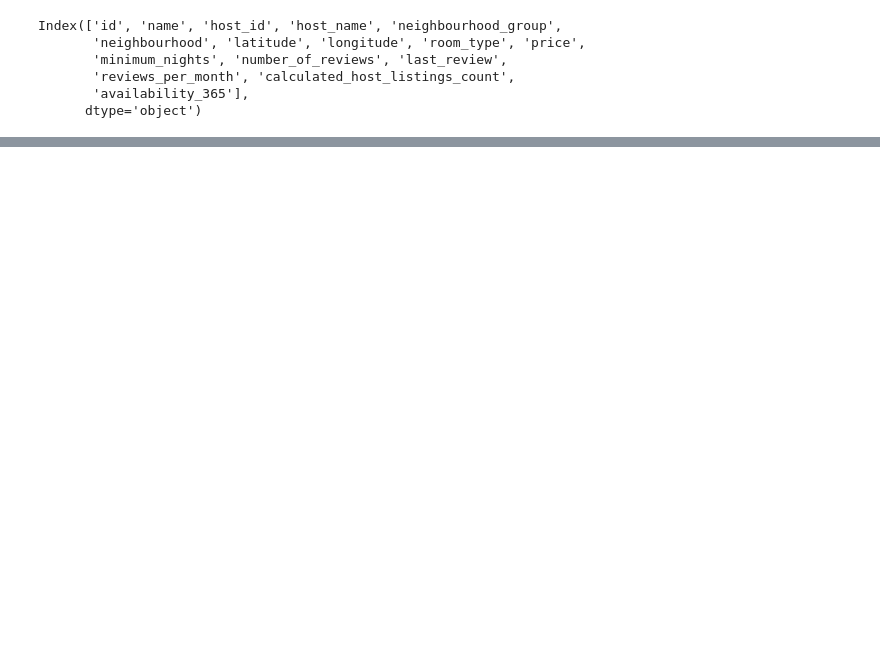
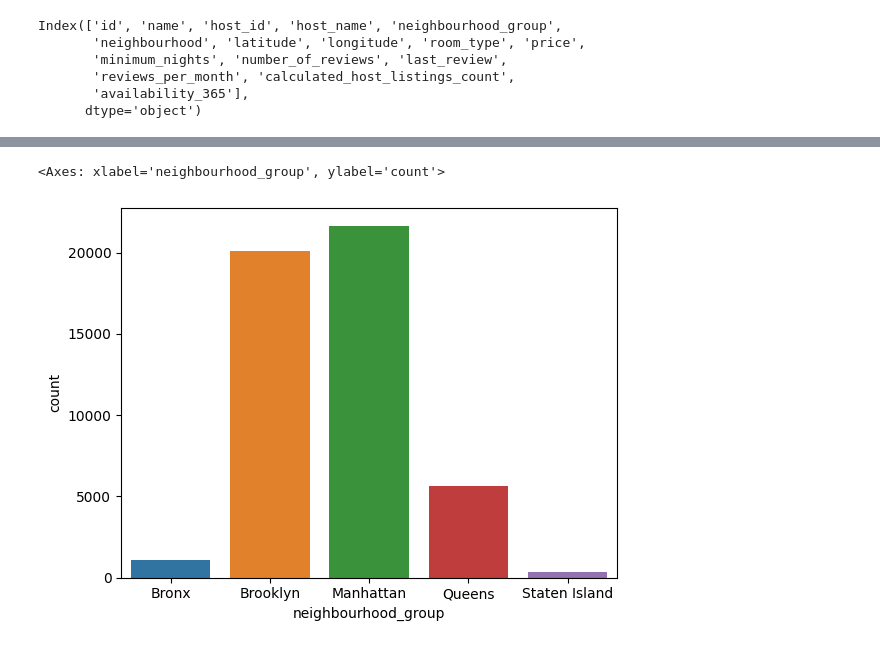
Before and after one commit to Shweta-singh-davv/python-data-science, a Jupyter notebook: Airbnb_Bookings_Analysis.ipynb, the cells around one changed output, grey strips where cells are left out. Drawn from its saved outputs; the diff is of its cells as text; code cells hidden in the pictures; blank space fills up the shorter version.

```diff
--- a/Airbnb_Bookings_Analysis.ipynb
+++ b/Airbnb_Bookings_Analysis.ipynb
@@ -172,0 +248,9 @@ airbnb['room_type'] = airbnb['room_type'].astype("category")
+# %%
+# Let's begin our analysis
+# plotting to see most popular locality for the bookings
+sns.countplot(x='neighbourhood_group', data= airbnb)
+
+# as can be seen, most popular locality for booking is manhattan and then brooklyn.
+# %% [output]
+<Axes: xlabel='neighbourhood_group', ylabel='count'>
+[figure, added]
```
Also changed, not shown: parts of 17 cells of this notebook.
